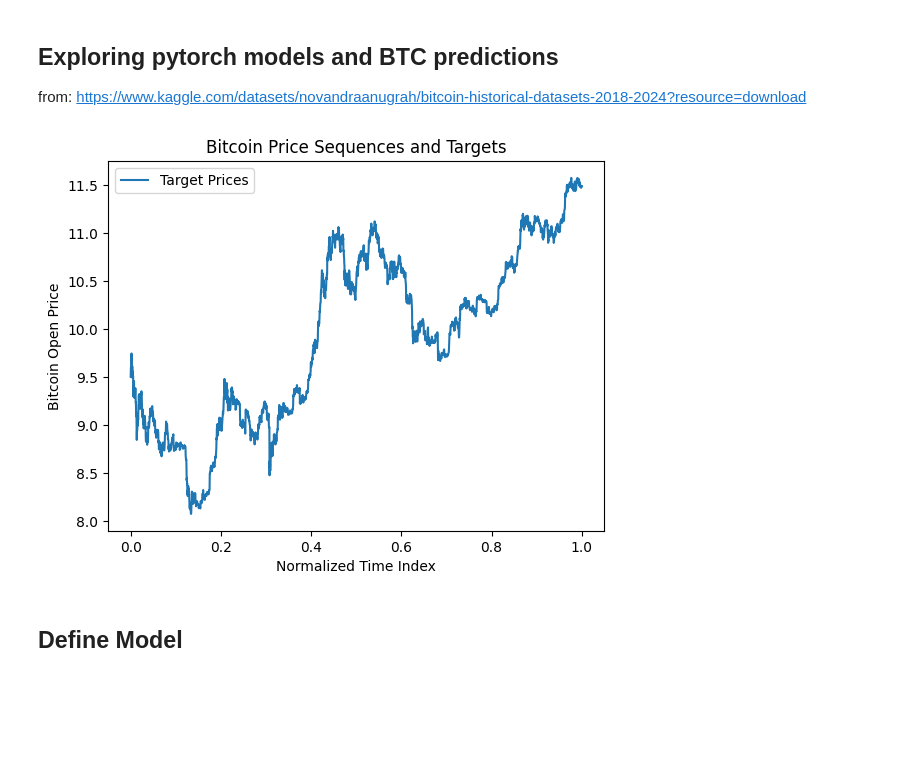
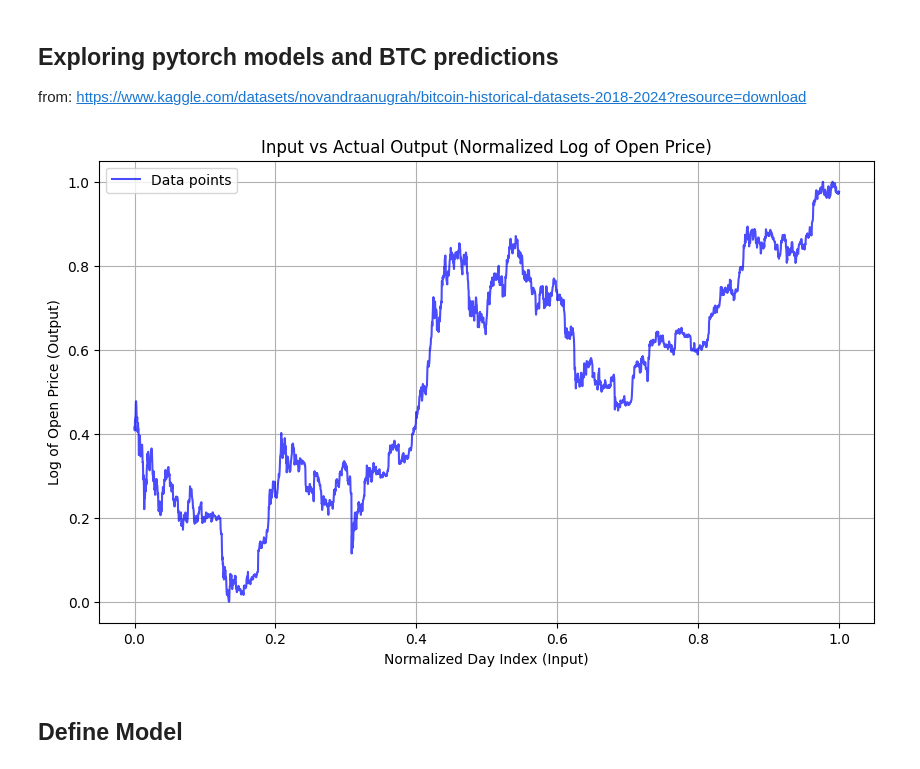
Before and after one commit to bs7280/pytorch-examples, a Jupyter notebook: notebooks/pytorch-exp-btc-cycle-detector.ipynb, the cells around one changed output. Drawn from its saved outputs; the diff is of its cells as text; code cells hidden in the pictures; blank space fills up the shorter version.

Commit message:
Fixed btc dataloader class, can actually fit a cuve now

```diff
--- a/notebooks/pytorch-exp-btc-cycle-detector.ipynb
+++ b/notebooks/pytorch-exp-btc-cycle-detector.ipynb
@@ -60,35 +73,27 @@ dataloader = DataLoader(dataset, batch_size=128, shuffle=True)
-# %%
-import matplotlib.pyplot as plt
-import torch
-
-# Extract all X and Y from the dataset
-X_all, Y_all = zip(*[dataset[i] for i in range(len(dataset))])
-
-# Convert to tensors for easy manipulation
-X_all = torch.stack(X_all)  # Shape: (num_samples, seq_length, features)
-Y_all = torch.stack(Y_all)  # Shape: (num_samples, 1)
-
-# Extract time index (first column) and price (second column) from X
-time_index = X_all[:, :, 0].numpy().flatten()  # Flatten sequences
-#price_values = X_all[:, :, 1].numpy().flatten()
-
-# Extract target prices (Y)
-target_time = time_index[-len(Y_all):]  # Align last timestamps with targets
-target_prices = Y_all.numpy().flatten()
-
-# Plot the input price sequences
-#plt.plot(time_index, price_values, label="Input Prices", linestyle="dashed", marker="o")
-
-# Plot target prices
-plt.plot(target_time, target_prices, label="Target Prices", linestyle="solid")
-
-plt.xlabel("Normalized Time Index")
-plt.ylabel("Bitcoin Open Price")
-plt.title("Bitcoin Price Sequences and Targets")
-plt.legend()
-plt.show()
-# %% [output]
-[figure, removed]
+# %%
+import matplotlib.pyplot as plt
+
+# Extract the input and target values
+inputs = []
+targets = []
+
+# Loop through the dataset and collect all inputs and targets
+for i in range(len(dataset)):
+    input_data, target_data = dataset[i]
+    inputs.append(input_data.item())  # .item() converts tensor to Python scalar
+    targets.append(target_data.item())
+
+# Create the plot
+plt.figure(figsize=(10, 6))
+plt.plot(inputs, targets, label='Data points', color='blue', alpha=0.7)
+plt.title('Input vs Actual Output (Normalized Log of Open Price)')
+plt.xlabel('Normalized Day Index (Input)')
+plt.ylabel('Log of Open Price (Output)')
+plt.grid(True)
+plt.legend()
+plt.show()
+# %% [output]
+[figure, added]
 # %% [markdown]
 ## Define Model
 # %%
```
Also changed, not shown: parts of 8 cells of this notebook.
